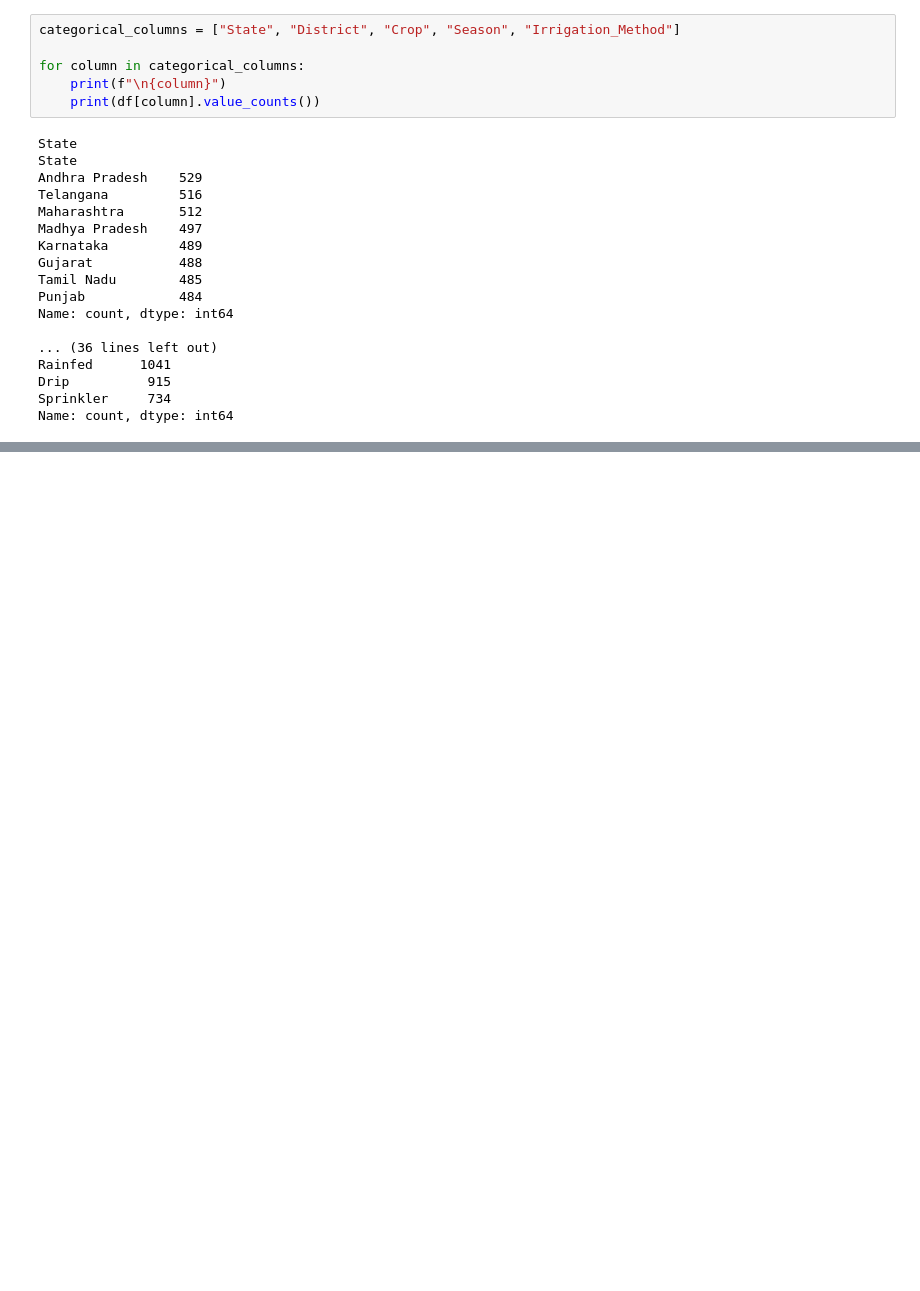
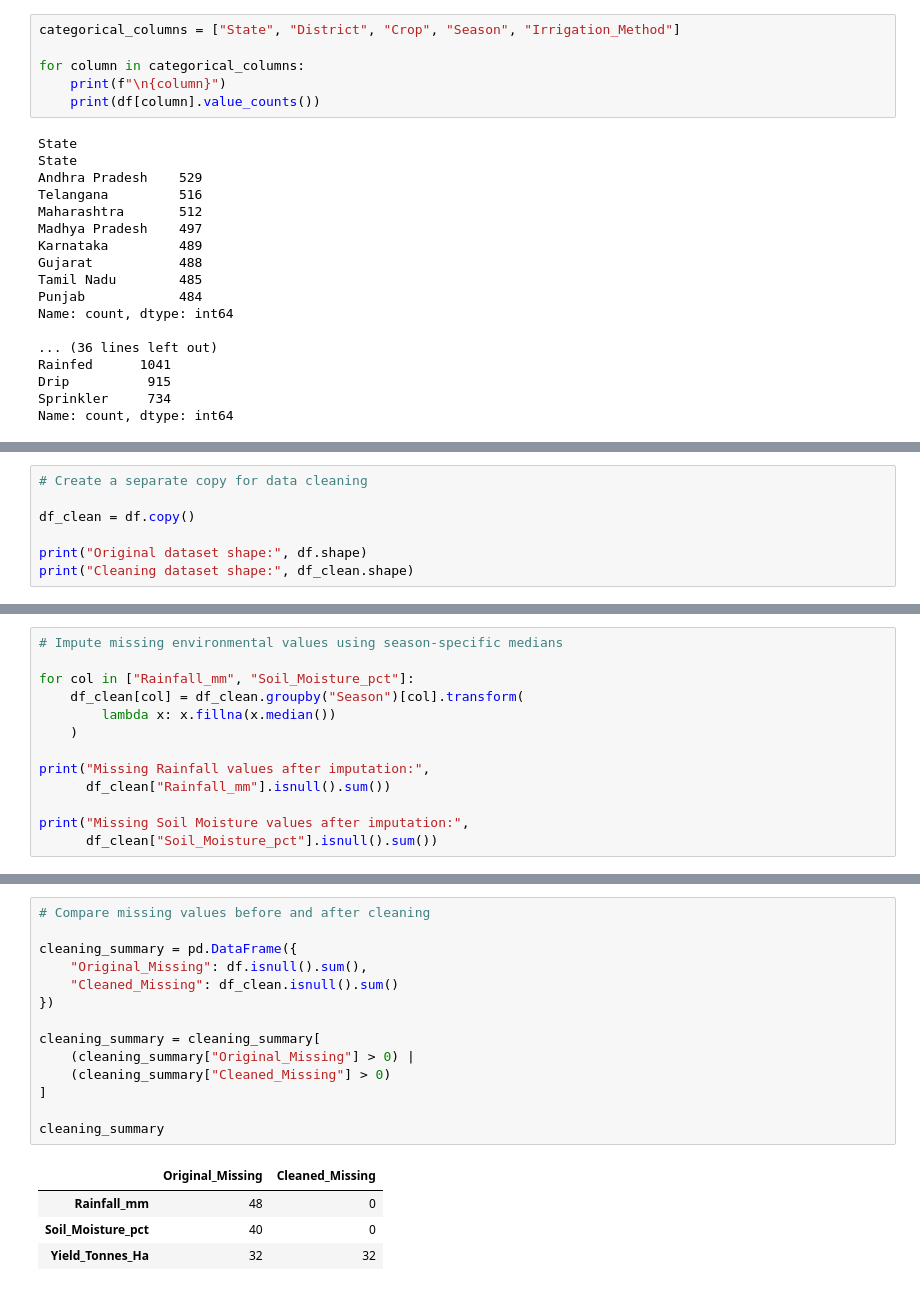
Before and after one commit to TharunPranav2007/Seasonal-Agriculture-Performance-Analysis, a Jupyter notebook: notebooks/seasonal_agriculture_analysis.ipynb, the cells around one changed output, grey strips where cells are left out. Drawn from its saved outputs; the diff is of its cells as text; blank space fills up the shorter version.

```diff
--- a/notebooks/seasonal_agriculture_analysis.ipynb
+++ b/notebooks/seasonal_agriculture_analysis.ipynb
@@ -252,0 +503,7 @@ Name: count, dtype: int64
+# %%
+# Create a separate copy for data cleaning
+
+df_clean = df.copy()
+
+print("Original dataset shape:", df.shape)
+print("Cleaning dataset shape:", df_clean.shape)
@@ -252,0 +513,13 @@ Name: count, dtype: int64
+# %%
+# Impute missing environmental values using season-specific medians
+
+for col in ["Rainfall_mm", "Soil_Moisture_pct"]:
+    df_clean[col] = df_clean.groupby("Season")[col].transform(
+        lambda x: x.fillna(x.median())
+    )
+
+print("Missing Rainfall values after imputation:",
+      df_clean["Rainfall_mm"].isnull().sum())
+
+print("Missing Soil Moisture values after imputation:",
+      df_clean["Soil_Moisture_pct"].isnull().sum())
@@ -252,0 +548,19 @@ Name: count, dtype: int64
+# %%
+# Compare missing values before and after cleaning
+
+cleaning_summary = pd.DataFrame({
+    "Original_Missing": df.isnull().sum(),
+    "Cleaned_Missing": df_clean.isnull().sum()
+})
+
+cleaning_summary = cleaning_summary[
+    (cleaning_summary["Original_Missing"] > 0) |
+    (cleaning_summary["Cleaned_Missing"] > 0)
+]
+
+cleaning_summary
+# %% [output]
+|  | Original_Missing | Cleaned_Missing |
+| Rainfall_mm | 48 | 0 |
+| Soil_Moisture_pct | 40 | 0 |
+| Yield_Tonnes_Ha | 32 | 32 |
```
Also changed, not shown: parts of 22 cells of this notebook.
